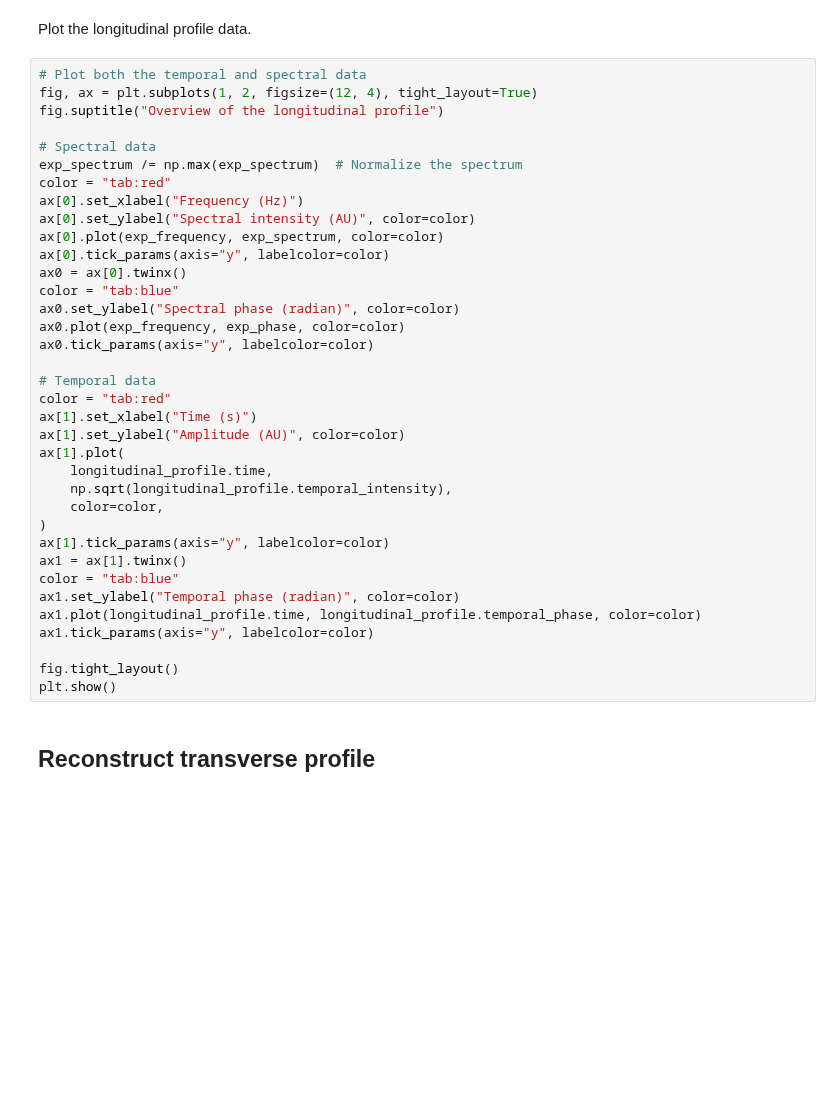
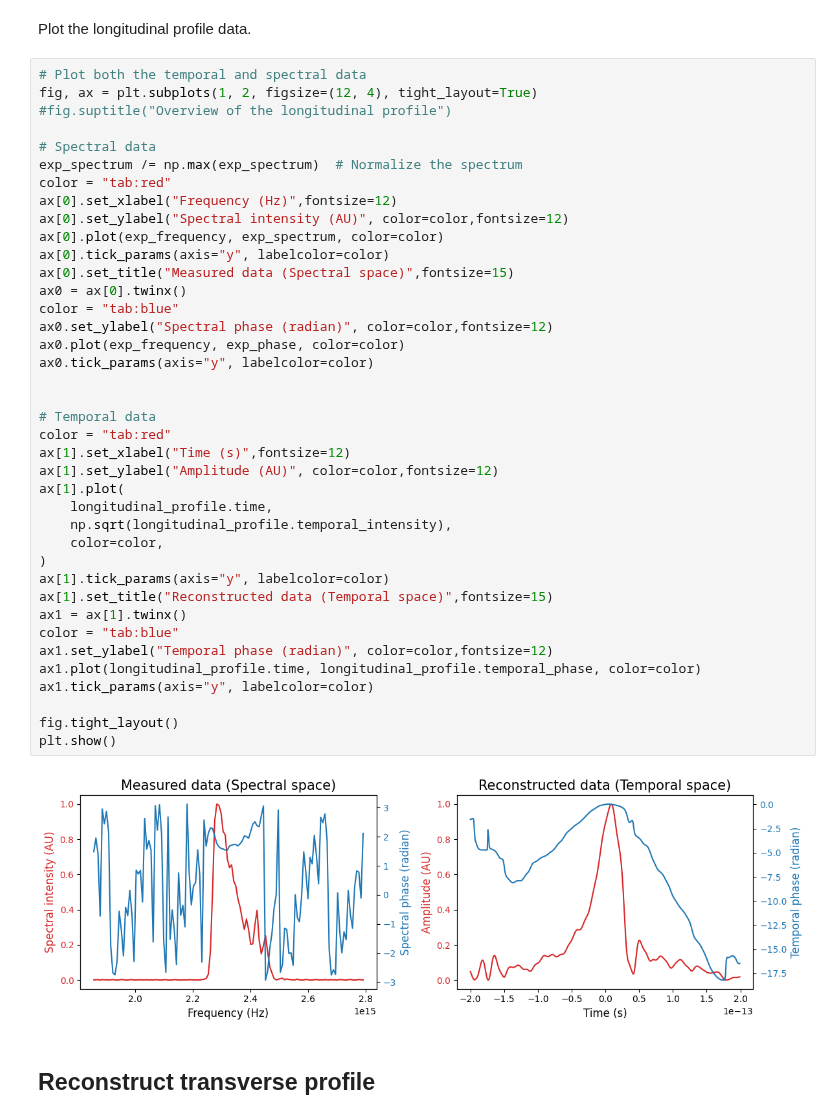
Before and after one commit to LASY-org/lasy, a Jupyter notebook: docs/source/tutorials/denoised_laser.ipynb, the cells around one changed output. Drawn from its saved outputs; the diff is of its cells as text; blank space fills up the shorter version.

```diff
--- a/docs/source/tutorials/denoised_laser.ipynb
+++ b/docs/source/tutorials/denoised_laser.ipynb
@@ -60,39 +58,44 @@ Plot the longitudinal profile data.
 # %%
 # Plot both the temporal and spectral data
 fig, ax = plt.subplots(1, 2, figsize=(12, 4), tight_layout=True)
-fig.suptitle("Overview of the longitudinal profile")
+#fig.suptitle("Overview of the longitudinal profile")
 
 # Spectral data
 exp_spectrum /= np.max(exp_spectrum)  # Normalize the spectrum
 color = "tab:red"
-ax[0].set_xlabel("Frequency (Hz)")
-ax[0].set_ylabel("Spectral intensity (AU)", color=color)
+ax[0].set_xlabel("Frequency (Hz)",fontsize=12)
+ax[0].set_ylabel("Spectral intensity (AU)", color=color,fontsize=12)
 ax[0].plot(exp_frequency, exp_spectrum, color=color)
 ax[0].tick_params(axis="y", labelcolor=color)
+ax[0].set_title("Measured data (Spectral space)",fontsize=15)
 ax0 = ax[0].twinx()
 color = "tab:blue"
-ax0.set_ylabel("Spectral phase (radian)", color=color)
+ax0.set_ylabel("Spectral phase (radian)", color=color,fontsize=12)
 ax0.plot(exp_frequency, exp_phase, color=color)
 ax0.tick_params(axis="y", labelcolor=color)
 
+
 # Temporal data
 color = "tab:red"
-ax[1].set_xlabel("Time (s)")
-ax[1].set_ylabel("Amplitude (AU)", color=color)
+ax[1].set_xlabel("Time (s)",fontsize=12)
+ax[1].set_ylabel("Amplitude (AU)", color=color,fontsize=12)
 ax[1].plot(
     longitudinal_profile.time,
     np.sqrt(longitudinal_profile.temporal_intensity),
     color=color,
 )
 ax[1].tick_params(axis="y", labelcolor=color)
+ax[1].set_title("Reconstructed data (Temporal space)",fontsize=15)
 ax1 = ax[1].twinx()
 color = "tab:blue"
-ax1.set_ylabel("Temporal phase (radian)", color=color)
+ax1.set_ylabel("Temporal phase (radian)", color=color,fontsize=12)
 ax1.plot(longitudinal_profile.time, longitudinal_profile.temporal_phase, color=color)
 ax1.tick_params(axis="y", labelcolor=color)
 
 fig.tight_layout()
 plt.show()
+# %% [output]
+[figure, added]
 # %% [markdown]
 ## Reconstruct transverse profile
 # %% [markdown]
```
Also changed, not shown: parts of 7 cells of this notebook.
